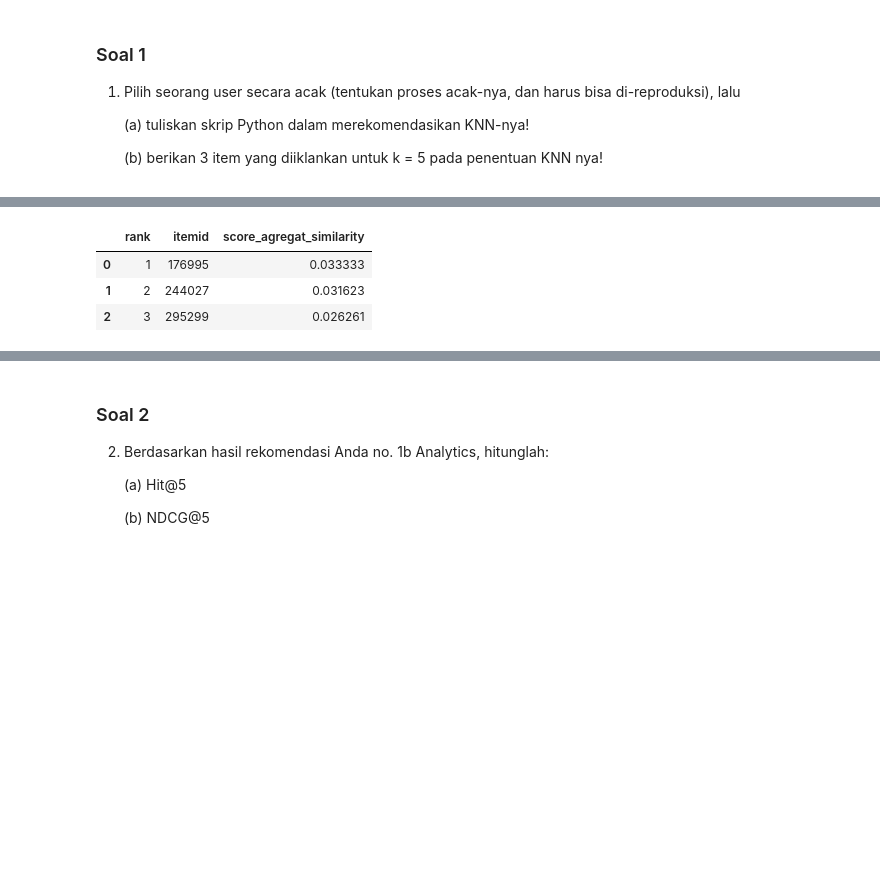
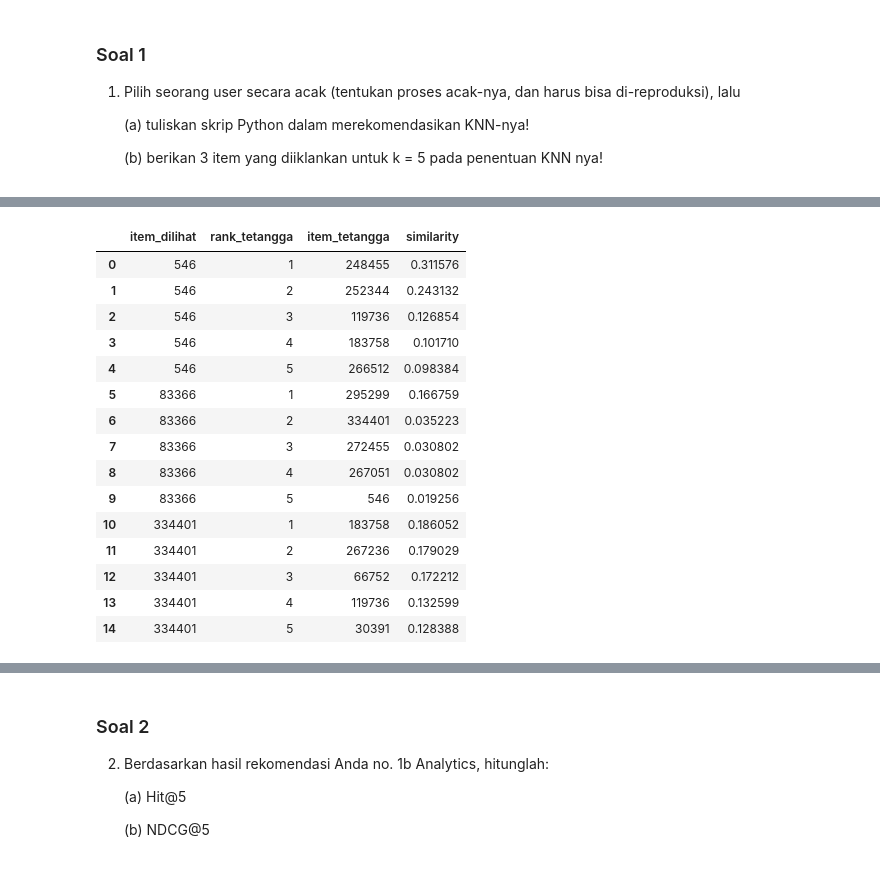
Before and after one commit to alifiyaputri/UTS-Graf-Sains-Data, a Jupyter notebook: 032_Alifiyanti Putri_UTS GSD.ipynb, the cells around one changed output, grey strips where cells are left out. Saved outputs shown, nothing was run; the diff lists cells and outputs as text; code cells hidden in the pictures; blank space fills up the shorter version.

```diff
--- a/032_Alifiyanti Putri_UTS GSD.ipynb
+++ b/032_Alifiyanti Putri_UTS GSD.ipynb
@@ -624,16 +735,21 @@ Dengan membandingkan hasil tersebut, perubahan utama pada graf adalah bertambahn
     (b) berikan 3 item yang diiklankan untuk k = 5 pada penentuan KNN nya!
 # %%
 RANDOM_SEED = 42
-K = 5
+K = 5        # k = 5 tetangga terdekat per item, sekaligus panjang daftar top-K untuk evaluasi
+N_ADS = 3    # jumlah item yang diiklankan
 rng = random.Random(RANDOM_SEED)
 
 p1_user_items = p1_train.groupby("visitorid")["itemid"].apply(lambda s: set(map(int, s.unique())))
 p2_user_items = p2_test.groupby("visitorid")["itemid"].apply(lambda s: set(map(int, s.unique())))
 catalog_set = set(item_ids)
 
+def reachable_relevant(user_id):
+    """Item P2 yang ada di katalog dan belum dilihat user di P1."""
+    return (p2_user_items.loc[user_id] & catalog_set) - p1_user_items.loc[user_id]
+
 eligible_users = sorted(
-    int(user_id) for user_id in (set(p1_user_items.index) & set(p2_user_items.index))
-    if len(p1_user_items.loc[user_id] & catalog_set) > 0 and len(p2_user_items.loc[user_id]) > 0
+    int(u) for u in (set(p1_user_items.index) & set(p2_user_items.index))
+    if len(p1_user_items.loc[u] & catalog_set) > 0 and len(reachable_relevant(u)) > 0
 )
 if not eligible_users:
     raise ValueError("Tidak ada user yang memenuhi syarat untuk evaluasi P1/P2 dengan katalog terpilih.")
@@ -641,39 +757,47 @@ if not eligible_users:
 target_user = rng.choice(eligible_users)
 seen_items = p1_user_items.loc[target_user]
 actual_test_items = p2_user_items.loc[target_user]
+relevant_items = reachable_relevant(target_user)
 seen_catalog_items = seen_items & catalog_set
 
-# Item-based KNN: skor kandidat adalah jumlah similarity terhadap seluruh item katalog
-# yang pernah dilihat user pada P1. Data P2 hanya dipakai setelah rekomendasi selesai.
+print(f"Jumlah user memenuhi syarat : {len(eligible_users):,}")
+print(f"Seed pemilihan user         : {RANDOM_SEED}")
+print(f"User terpilih               : {target_user}")
+print(f"Item unik pada P1           : {len(seen_items):,}")
+print(f"Item P2 (semua)             : {len(actual_test_items):,}")
+print(f"Item P2 relevan (terjangkau): {len(relevant_items):,}")
+
+# --- KNN item-based: ambil k tetangga terdekat dari tiap item yang pernah diakses user ---
+def top_k_neighbors(item_id, k):
+    idx = item_to_row[int(item_id)]
+    scores = item_sim[idx].copy()
+    scores[idx] = -1.0                              # item bukan tetangga dirinya sendiri
+    order = np.argsort(-scores, kind="stable")      # urutan deterministik bila skor sama
+    return [(item_ids[j], float(scores[j])) for j in order if scores[j] > 0][:k]
+
 recommendation_scores = {}
-for seen_item in seen_catalog_items:
-    idx = item_to_row.get(int(seen_item))
-    if idx is None:
-        continue
-    scores = item_sim[idx]
-    for j, score in enumerate(scores):
-        candidate = item_ids[j]
-        if candidate in seen_items or candidate == int(seen_item) or score <= 0:
+neighbor_rows = []
+for seen_item in sorted(seen_catalog_items):
+    for rank, (cand, s) in enumerate(top_k_neighbors(seen_item, K), start=1):
+        neighbor_rows.append({"item_dilihat": seen_item, "rank_tetangga": rank,
+                              "item_tetangga": cand, "similarity": s})
+        if cand in seen_items:                      # jangan rekomendasikan ulang item yang sudah dilihat
             continue
-        recommendation_scores[candidate] = recommendation_scores.get(candidate, 0.0) + float(score)
+        recommendation_scores[cand] = recommendation_scores.get(cand, 0.0) + s
 
 ranked_recommendations = sorted(recommendation_scores.items(), key=lambda x: (-x[1], x[0]))
-recommendations = [int(item_id) for item_id, score in ranked_recommendations[:K]]
+recommendations = [int(item_id) for item_id, _ in ranked_recommendations[:K]]
 
-print(f"Seed pemilihan user: {RANDOM_SEED}")
-print(f"User terpilih: {target_user}")
-print(f"Jumlah item unik pada P1: {len(seen_items):,}")
-print(f"Jumlah item unik pada P2 (ground truth): {len(actual_test_items):,}")
-print("\nTop rekomendasi (maksimal 5):")
-recommendation_table = pd.DataFrame([
-    {"rank": rank, "itemid": item_id, "score_agregat_similarity": score}
-    for rank, (item_id, score) in enumerate(ranked_recommendations[:K], start=1)
-])
-display(recommendation_table)
+print(f"\nTetangga terdekat (k = {K}) dari item yang pernah diakses:")
+display(pd.DataFrame(neighbor_rows))
 
-print("Tiga item pertama yang diiklankan:")
-for rank, item_id in enumerate(recommendations[:3], start=1):
-    print(f"Iklan {rank}: Item {item_id}")
-if not recommendations:
-    print("Tidak ada kandidat rekomendasi positif untuk user ini; laporkan apa adanya, jangan menambahkan item dummy.")
+print("\nDaftar rekomendasi (skor = jumlah similarity dari tetangga):")
+display(pd.DataFrame([
+    {"rank": r, "itemid": item_id, "skor_agregat": score}
+    for r, (item_id, score) in enumerate(ranked_recommendations[:K], start=1)
+]))
+
+print(f"\nItem yang diiklankan (top-{N_ADS}):")
+for r, item_id in enumerate(recommendations[:N_ADS], start=1):
+    print(f"Iklan {r}: Item {item_id}")
 # %% [output]
@@ -686,4 +812,16 @@ Top rekomendasi (maksimal 5):
-|  | rank | itemid | score_agregat_similarity |
-| 0 | 1 | 176995 | 0.033333 |
-| 1 | 2 | 244027 | 0.031623 |
-| 2 | 3 | 295299 | 0.026261 |
+|  | item_dilihat | rank_tetangga | item_tetangga | similarity |
+| 0 | 546 | 1 | 248455 | 0.311576 |
+| 1 | 546 | 2 | 252344 | 0.243132 |
+| 2 | 546 | 3 | 119736 | 0.126854 |
+| 3 | 546 | 4 | 183758 | 0.101710 |
+| 4 | 546 | 5 | 266512 | 0.098384 |
+| 5 | 83366 | 1 | 295299 | 0.166759 |
+| 6 | 83366 | 2 | 334401 | 0.035223 |
+| 7 | 83366 | 3 | 272455 | 0.030802 |
+| 8 | 83366 | 4 | 267051 | 0.030802 |
+| 9 | 83366 | 5 | 546 | 0.019256 |
+| 10 | 334401 | 1 | 183758 | 0.186052 |
+| 11 | 334401 | 2 | 267236 | 0.179029 |
+| 12 | 334401 | 3 | 66752 | 0.172212 |
+| 13 | 334401 | 4 | 119736 | 0.132599 |
+| 14 | 334401 | 5 | 30391 | 0.128388 |
```
Also changed, not shown: parts of 19 cells of this notebook.
